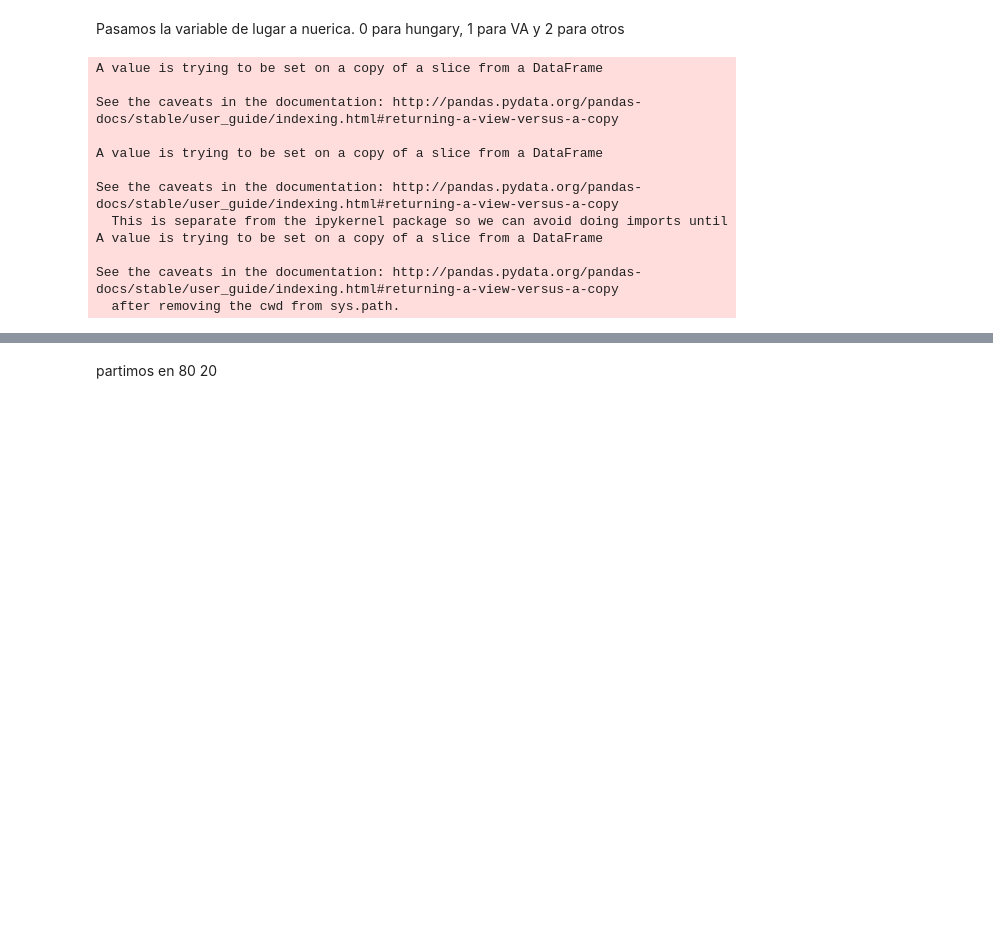
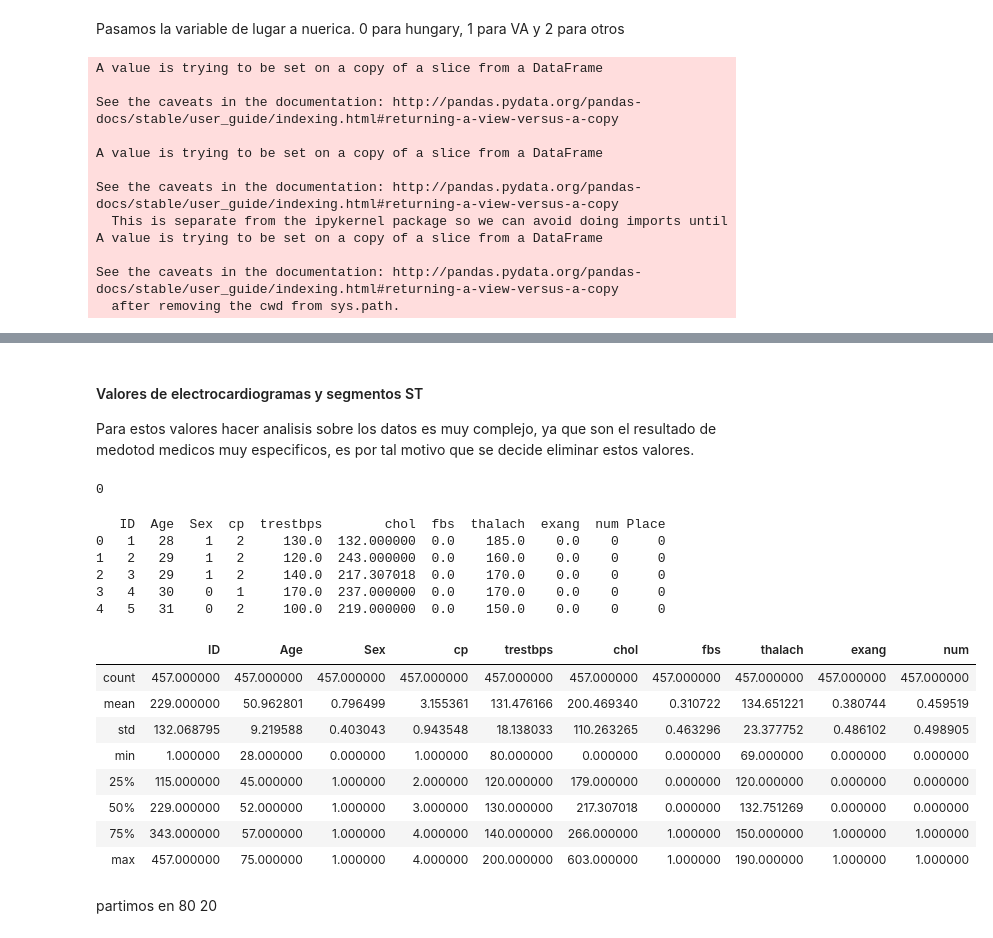
Before and after one commit to Recad/NaiveBayes, a Jupyter notebook: bayes.ipynb, the cells around one changed output, grey strips where cells are left out. Saved outputs shown, nothing was run; the diff lists cells and outputs as text; code cells hidden in the pictures; blank space fills up the shorter version.

```diff
--- a/bayes.ipynb
+++ b/bayes.ipynb
@@ -103,0 +140,10 @@ print(train.head())
+# %%
+trestbpsPromDisease = train["trestbps"][train["num"] == 1].mean()
+trestbpsPromNotDisease = train["trestbps"][train["num"] == 0].mean()
+#Se reemplaza segun cirterio de daño y presion de ingreso
+train["trestbps"][train["num"] == 0] = train["trestbps"].fillna(trestbpsPromNotDisease)
+train["trestbps"][train["num"] == 1] = train["trestbps"].fillna(trestbpsPromDisease)
+print(trestbpsPromNotDisease)
+print(trestbpsPromDisease)
+
+print(train.isnull().sum().sum())
@@ -103,0 +164,10 @@ print(train.head())
+# %%
+thalachPromDisease = train["thalach"][train["num"] == 1].mean()
+thalachPromNotDisease = train["thalach"][train["num"] == 0].mean()
+#Se reemplaza segun cirterio de daño y presion de ingreso
+train["thalach"][train["num"] == 0] = train["thalach"].fillna(trestbpsPromNotDisease)
+train["thalach"][train["num"] == 1] = train["thalach"].fillna(trestbpsPromDisease)
+print(thalachPromNotDisease)
+print(thalachPromDisease)
+
+print(train.isnull().sum().sum())
@@ -103,0 +188,6 @@ print(train.head())
+# %%
+train["exang"][(train["num"] == 1) & (train["Age"] > 35) & (train["chol"] > 160.0 ) ] = train["exang"].fillna(1)
+train["exang"][(train["num"] == 1) & (train["Age"] < 30) & (train["chol"] < 130.0 ) ] = train["exang"].fillna(0)
+train["exang"][(train["num"] == 0) & (train["Age"] > 35) & (train["chol"] > 190.0 ) ] = train["exang"].fillna(1)
+train["exang"][(train["num"] == 0) & (train["Age"] < 30) & (train["chol"] > 130.0 ) ] = train["exang"].fillna(0)
+train["exang"]=train["exang"].fillna(0)
@@ -103,0 +213,4 @@ print(train.head())
+# %%
+train["fbs"][(train["num"] == 1) & (train["chol"] > 130.0 ) ] = train["exang"].fillna(1)
+train["fbs"][(train["num"] == 0) & (train["chol"] > 130.0 ) ] = train["exang"].fillna(0)
+train["fbs"]=train["fbs"].fillna(0)
@@ -104,3 +225,31 @@ print(train.head())
+# %% [markdown]
+#### Valores de electrocardiogramas y segmentos ST
+Para estos valores hacer analisis sobre los datos es muy complejo, ya que son el resultado de medotod medicos muy especificos, es por tal motivo que se decide eliminar estos valores.
+# %%
+del train["restecg"]
+del train["oldpeak"]
+print(train.isnull().sum().sum())
+# %% [output]
+0
+# %%
+print(train.head())
+train.describe()
+# %% [output]
+   ID  Age  Sex  cp  trestbps        chol  fbs  thalach  exang  num Place
+0   1   28    1   2     130.0  132.000000  0.0    185.0    0.0    0     0
+1   2   29    1   2     120.0  243.000000  0.0    160.0    0.0    0     0
+2   3   29    1   2     140.0  217.307018  0.0    170.0    0.0    0     0
+3   4   30    0   1     170.0  237.000000  0.0    170.0    0.0    0     0
+4   5   31    0   2     100.0  219.000000  0.0    150.0    0.0    0     0
+|  | ID | Age | Sex | cp | trestbps | chol | fbs | thalach | exang | num |
+| count | 457.000000 | 457.000000 | 457.000000 | 457.000000 | 457.000000 | 457.000000 | 457.000000 | 457.000000 | 457.000000 | 457.000000 |
+| mean | 229.000000 | 50.962801 | 0.796499 | 3.155361 | 131.476166 | 200.469340 | 0.310722 | 134.651221 | 0.380744 | 0.459519 |
+| std | 132.068795 | 9.219588 | 0.403043 | 0.943548 | 18.138033 | 110.263265 | 0.463296 | 23.377752 | 0.486102 | 0.498905 |
+| min | 1.000000 | 28.000000 | 0.000000 | 1.000000 | 80.000000 | 0.000000 | 0.000000 | 69.000000 | 0.000000 | 0.000000 |
+| 25% | 115.000000 | 45.000000 | 1.000000 | 2.000000 | 120.000000 | 179.000000 | 0.000000 | 120.000000 | 0.000000 | 0.000000 |
+| 50% | 229.000000 | 52.000000 | 1.000000 | 3.000000 | 130.000000 | 217.307018 | 0.000000 | 132.751269 | 0.000000 | 0.000000 |
+| 75% | 343.000000 | 57.000000 | 1.000000 | 4.000000 | 140.000000 | 266.000000 | 1.000000 | 150.000000 | 1.000000 | 1.000000 |
+| max | 457.000000 | 75.000000 | 1.000000 | 4.000000 | 200.000000 | 603.000000 | 1.000000 | 190.000000 | 1.000000 | 1.000000 |
 # %% [markdown]
 partimos en 80 20
 # %%
```
Also changed, not shown: parts of 19 cells of this notebook.
